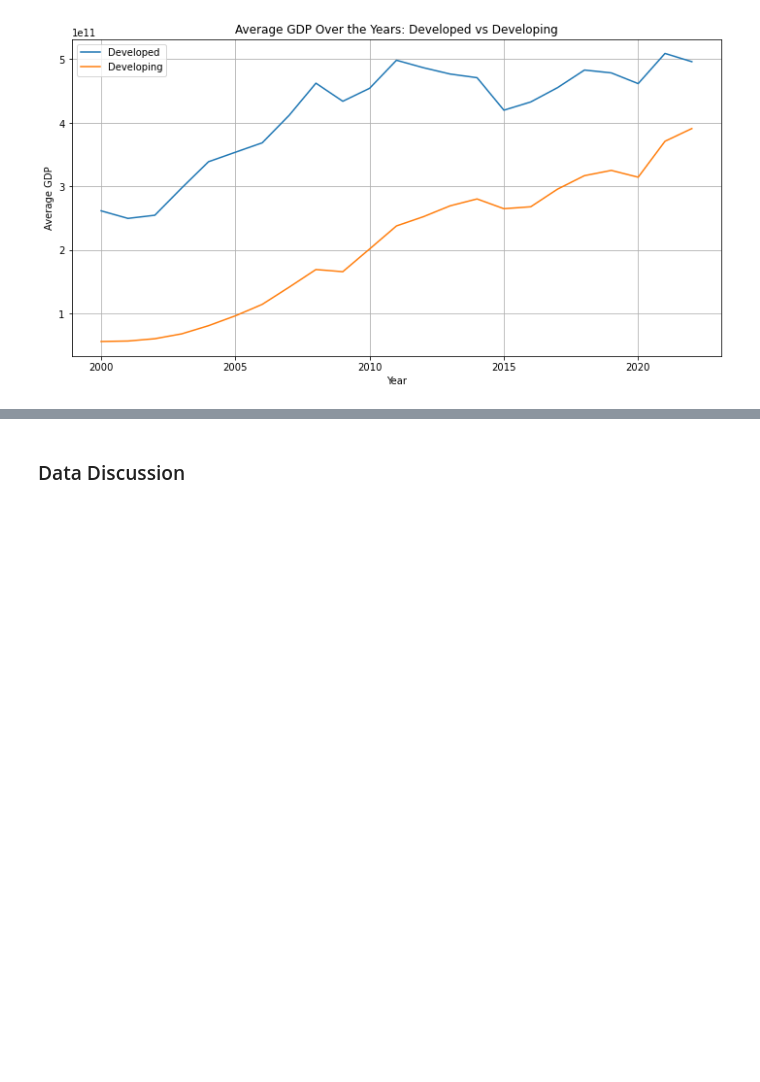
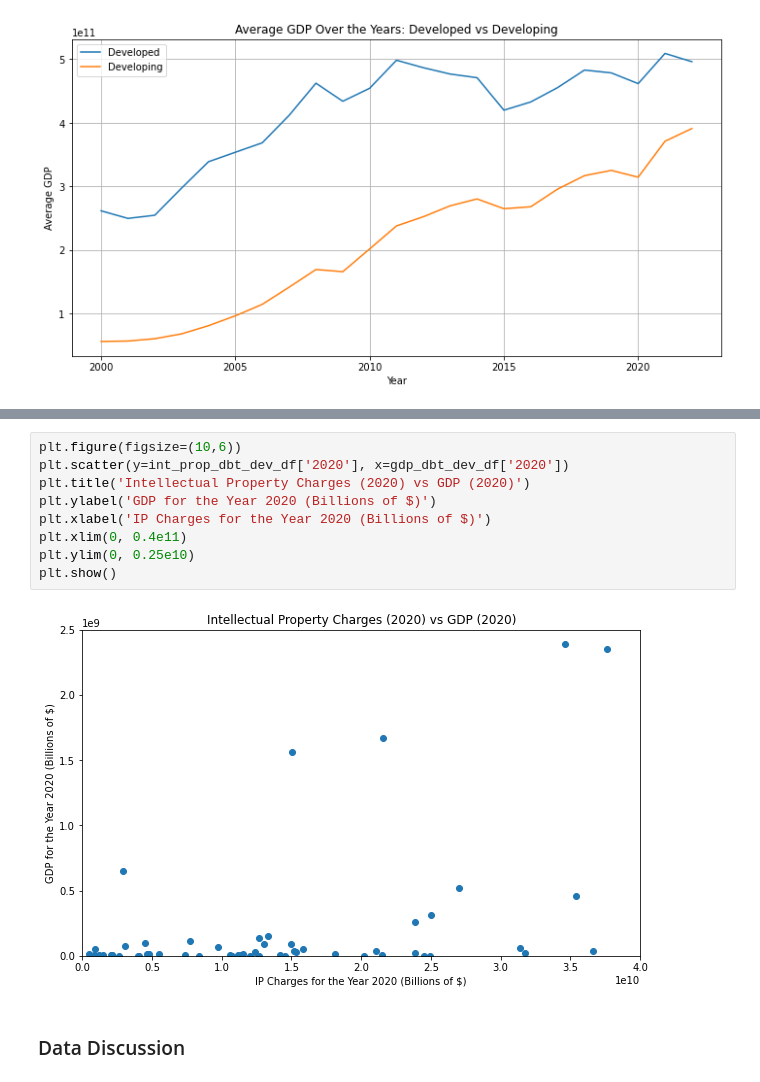
Before and after one commit to adityakakade432/info2950_final_project, a Jupyter notebook: Phase_2_Notebook (5).ipynb, the cells around one changed output, grey strips where cells are left out. Drawn from its saved outputs; the diff is of its cells as text; blank space fills up the shorter version.

```diff
--- a/Phase_2_Notebook (5).ipynb
+++ b/Phase_2_Notebook (5).ipynb
@@ -423,3 +503,14 @@ plt.show()
+# %%
+plt.figure(figsize=(10,6))
+plt.scatter(y=int_prop_dbt_dev_df['2020'], x=gdp_dbt_dev_df['2020'])
+plt.title('Intellectual Property Charges (2020) vs GDP (2020)')
+plt.ylabel('GDP for the Year 2020 (Billions of $)')
+plt.xlabel('IP Charges for the Year 2020 (Billions of $)')
+plt.xlim(0, 0.4e11)
+plt.ylim(0, 0.25e10)
+plt.show()
+# %% [output]
+[figure, added]
 # %% [markdown]
 ### Data Discussion
 # %% [markdown]
```
Also changed, not shown: parts of 24 cells of this notebook, 2 other files.
